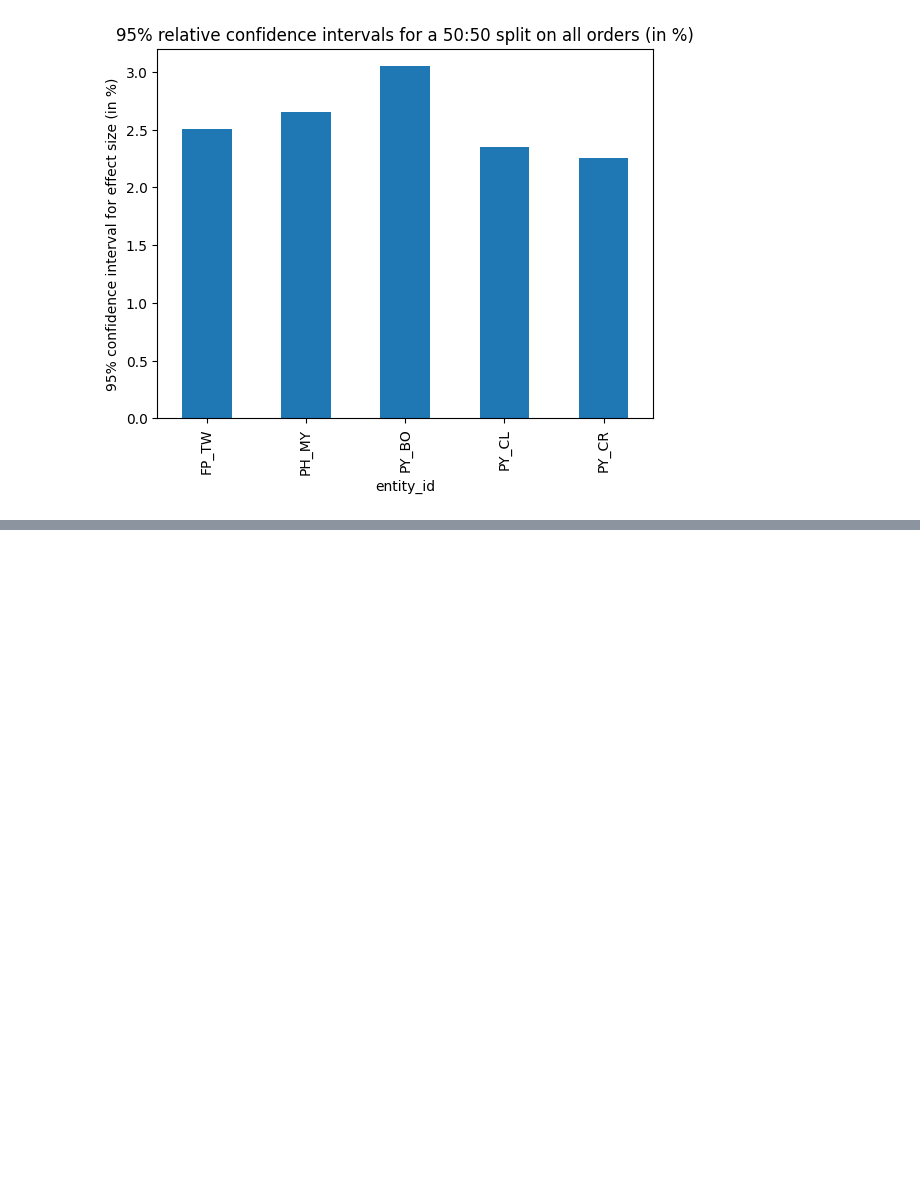
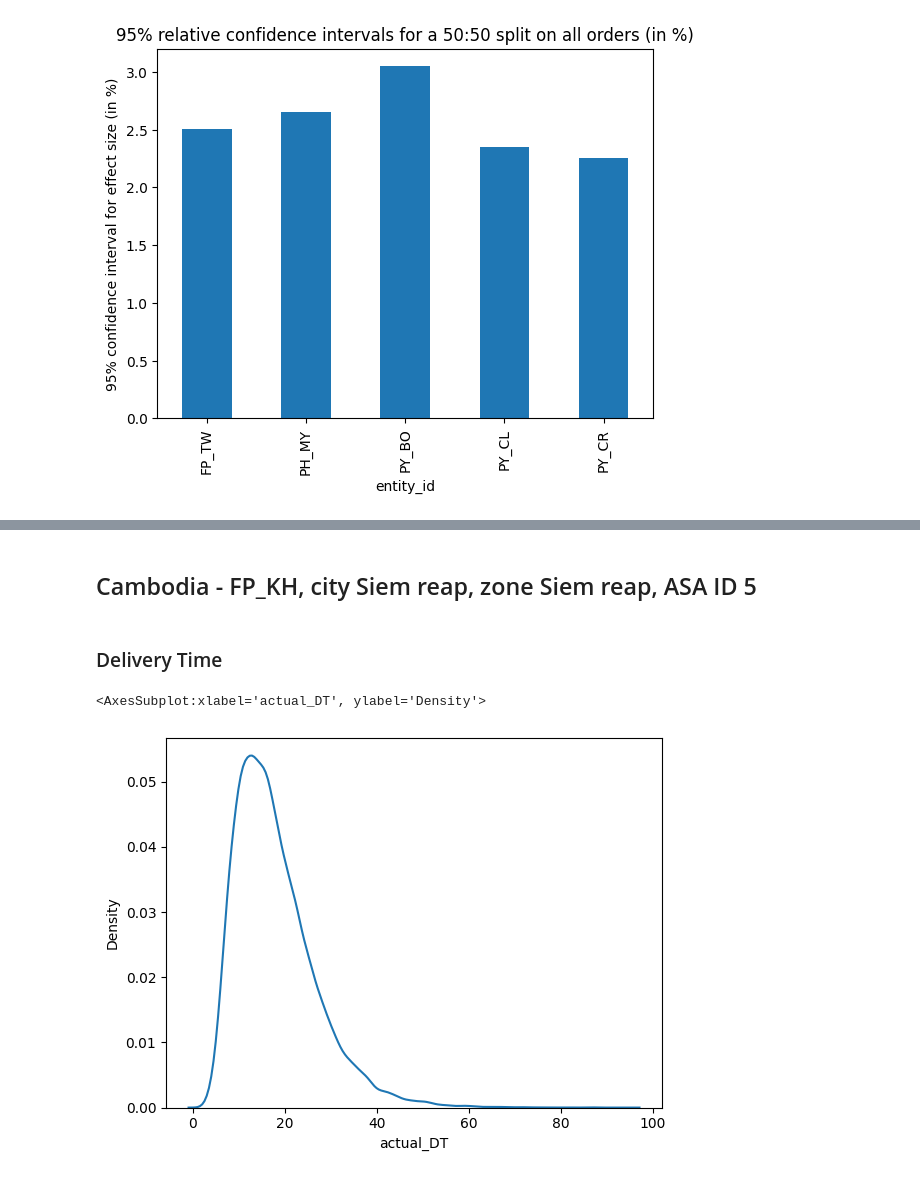
Before and after one commit to omar-elmaria/switchback_test_dag, a Jupyter notebook: notebooks/switchback_analysis/CI_per_country_and_city.ipynb, the cells around one changed output, grey strips where cells are left out. Cells and saved outputs as stored; diff of their text form; code cells hidden in the pictures; blank space fills up the shorter version.

```diff
--- a/notebooks/switchback_analysis/CI_per_country_and_city.ipynb
+++ b/notebooks/switchback_analysis/CI_per_country_and_city.ipynb
@@ -409,0 +214,23 @@ t = "FP_TW208"
+# %% [markdown]
+## Cambodia - FP_KH, city Siem reap, zone Siem reap, ASA ID 5
+# %%
+query = """
+SELECT
+*
+FROM `fulfillment-dwh-production.cl.dps_sessions_mapped_to_orders_v2`
+WHERE
+entity_id = "FP_KH" AND assignment_id = 5 AND
+created_date BETWEEN "2023-06-11" AND "2023-07-11"
+AND vendor_price_scheme_type = "Automatic scheme"
+"""
+# %%
+bq_storage_client = bigquery_storage.BigQueryReadClient() # Instantiate a BQ storage client
+data = client.query(query).result()\
+.to_dataframe(bqstorage_client = bq_storage_client, progress_bar_type = 'tqdm_notebook')
+# %% [markdown]
+### Delivery Time
+# %%
+sns.kdeplot(data['actual_DT'])
+# %% [output]
+<AxesSubplot:xlabel='actual_DT', ylabel='Density'>
+[figure, added]
```
Also changed, not shown: parts of 72 cells of this notebook.
